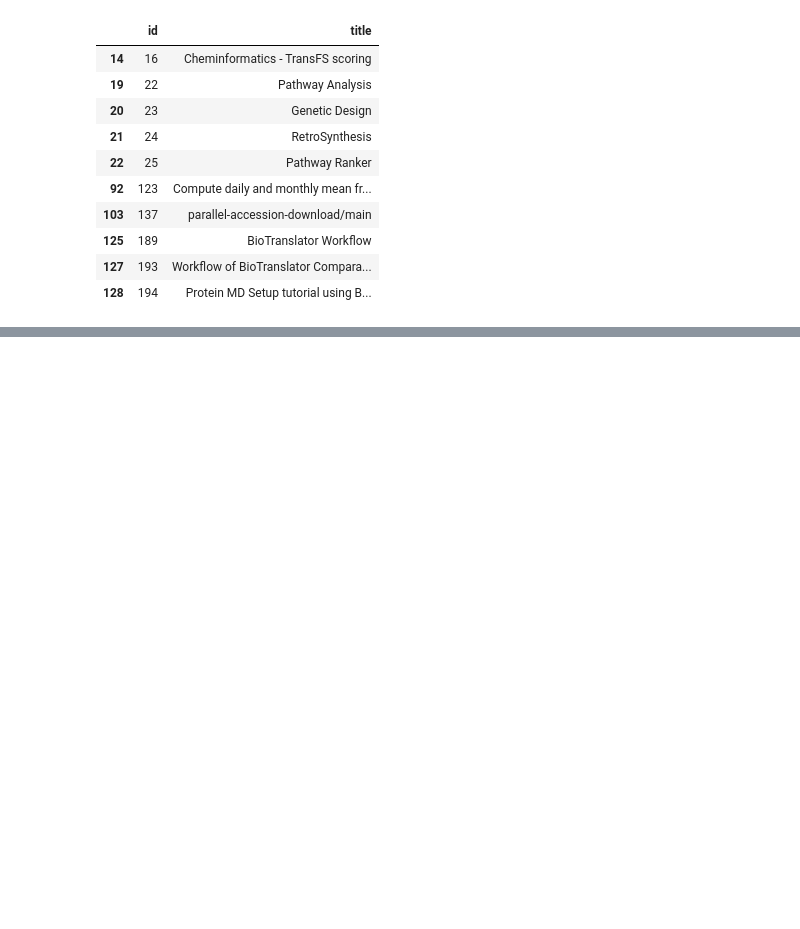
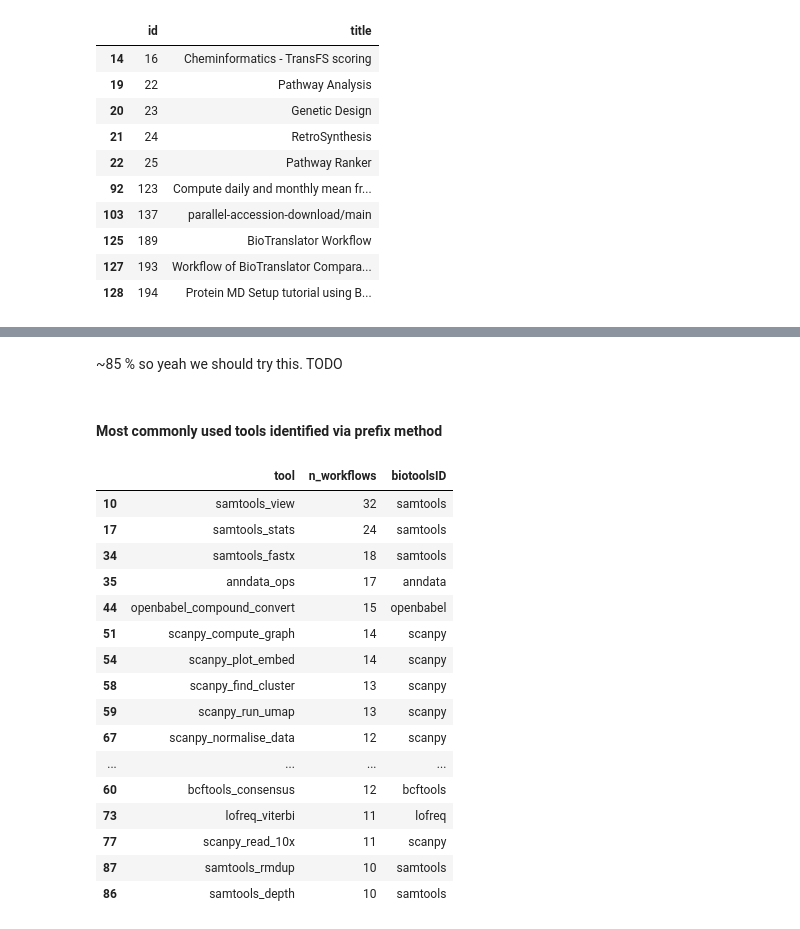
Before and after one commit to inab/InSoLiTo, a Jupyter notebook: directed-graph/workflowhub/ga_workflows.ipynb, the cells around one changed output, grey strips where cells are left out. Drawn from its saved outputs; the diff is of its cells as text; code cells hidden in the pictures; blank space fills up the shorter version.

```diff
--- a/directed-graph/workflowhub/ga_workflows.ipynb
+++ b/directed-graph/workflowhub/ga_workflows.ipynb
@@ -179,0 +216,12 @@ I dont know what the conclusion was - maybe need to look into how the files look
+# %%
+# translation map
+tmap = pd.read_csv(DATA / "mapping/galaxy_tool_map.csv")
+tmap["method"] = tmap["method"].fillna("unmapped")
+mapped = tmap["method"] != "unmapped"
+print("total nr unique tools:", len(tmap), ", nr tools mapped:", mapped.sum(), ", nr tools not mapped:", (~mapped).sum())
+print("total nr uses of any tool:", tmap["n_workflows"].sum(), " of which are mapped:", tmap.loc[mapped, "n_workflows"].sum(),
+      " and not mapped:", tmap.loc[~mapped, "n_workflows"].sum())
+summary = tmap.groupby("method").agg(tools=("tool", "size"), tool_uses=("n_workflows", "sum"))
+summary["share_of_tools"] = (summary["tools"] / summary["tools"].sum()).round(2)
+summary["share_of_uses"] = (summary["tool_uses"] / summary["tool_uses"].sum()).round(2)
+summary.sort_values("tool_uses", ascending=False)
@@ -179,0 +259,24 @@ I dont know what the conclusion was - maybe need to look into how the files look
+# %% [markdown]
+~85 % so yeah we should try this. TODO
+# %% [markdown]
+#### Most commonly used tools identified via prefix method
+# %%
+tmap[tmap["method"] == "prefix"].sort_values("n_workflows", ascending=False)[["tool", "n_workflows", "biotoolsID"]].head(20)
+# %% [output]
+|  | tool | n_workflows | biotoolsID |
+| 10 | samtools_view | 32 | samtools |
+| 17 | samtools_stats | 24 | samtools |
+| 34 | samtools_fastx | 18 | samtools |
+| 35 | anndata_ops | 17 | anndata |
+| 44 | openbabel_compound_convert | 15 | openbabel |
+| 51 | scanpy_compute_graph | 14 | scanpy |
+| 54 | scanpy_plot_embed | 14 | scanpy |
+| 58 | scanpy_find_cluster | 13 | scanpy |
+| 59 | scanpy_run_umap | 13 | scanpy |
+| 67 | scanpy_normalise_data | 12 | scanpy |
+| ... | ... | ... | ... |
+| 60 | bcftools_consensus | 12 | bcftools |
+| 73 | lofreq_viterbi | 11 | lofreq |
+| 77 | scanpy_read_10x | 11 | scanpy |
+| 87 | samtools_rmdup | 10 | samtools |
+| 86 | samtools_depth | 10 | samtools |
```
Also changed, not shown: parts of 13 cells of this notebook.
